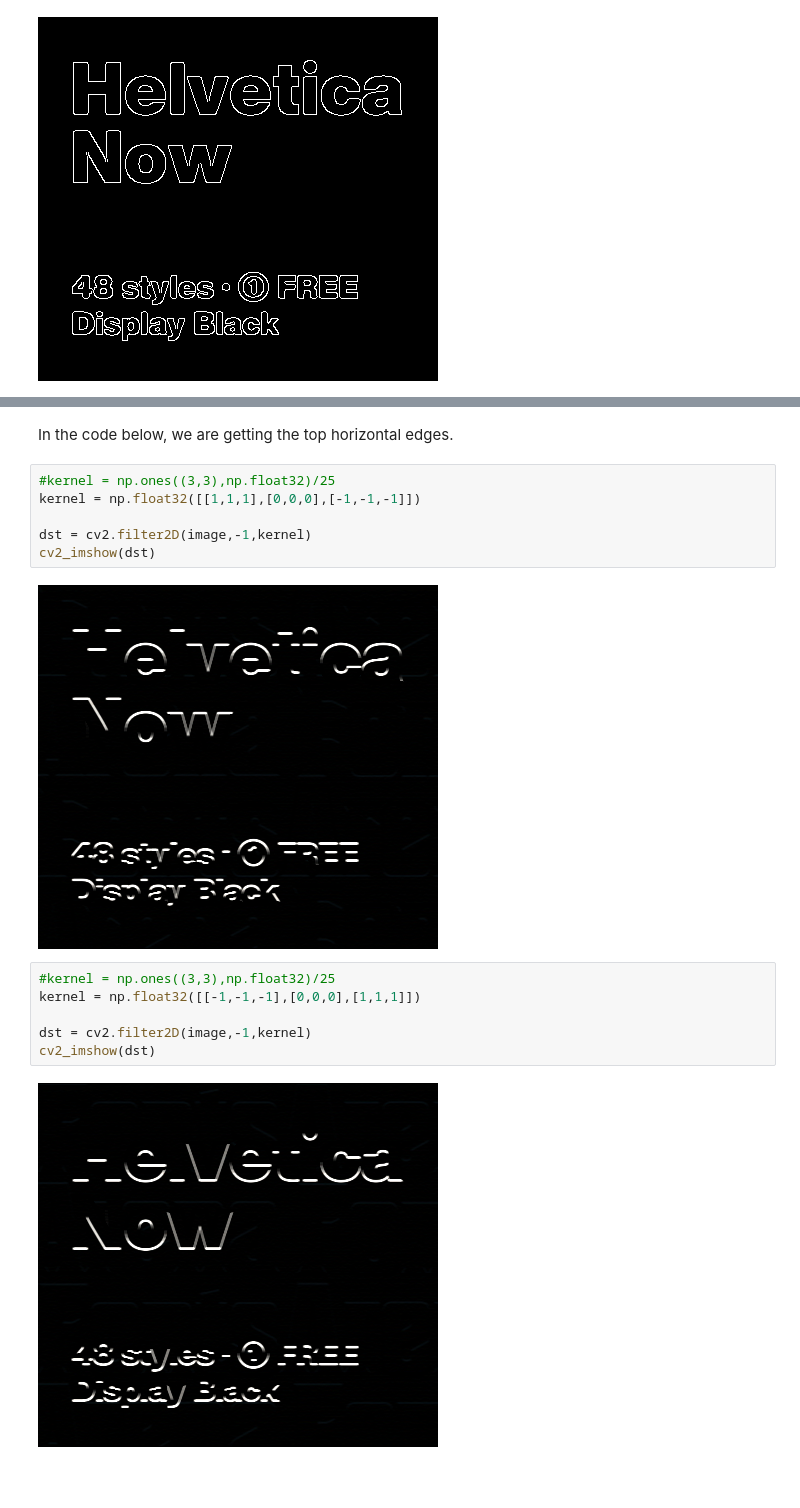
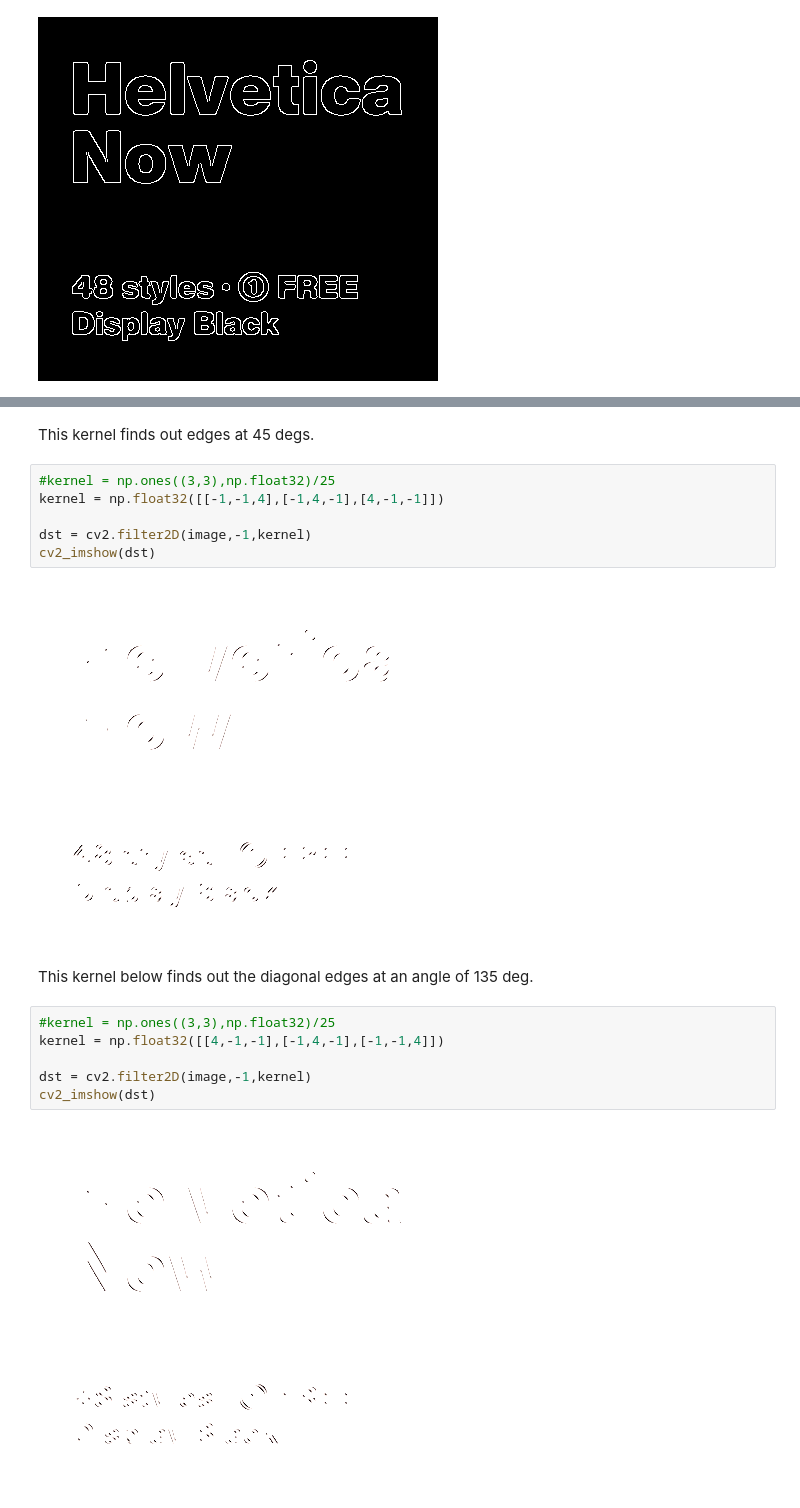
Before and after one commit to kaustubhharapanahalli/EVA-Assignment-Submission-Repo, a Jupyter notebook: EVA_S1_Assignment_1_Kaustubh.ipynb, the cells around one changed output, grey strips where cells are left out. Drawn from its saved outputs; the diff is of its cells as text; blank space fills up the shorter version.

```diff
--- a/EVA_S1_Assignment_1_Kaustubh.ipynb
+++ b/EVA_S1_Assignment_1_Kaustubh.ipynb
@@ -54,18 +64,20 @@ cv2_imshow(dst)
-# %% [markdown]
-In the code below, we are getting the top horizontal edges.
+# %% [markdown]
+This kernel finds out edges at 45 degs.
 # %%
 #kernel = np.ones((3,3),np.float32)/25
-kernel = np.float32([[1,1,1],[0,0,0],[-1,-1,-1]])
+kernel = np.float32([[-1,-1,4],[-1,4,-1],[4,-1,-1]])
 
 dst = cv2.filter2D(image,-1,kernel)
 cv2_imshow(dst)
 # %% [output]
-[figure, old version]
+[figure, new version]
+# %% [markdown]
+This kernel below finds out the diagonal edges at an angle of 135 deg.
 # %%
 #kernel = np.ones((3,3),np.float32)/25
-kernel = np.float32([[-1,-1,-1],[0,0,0],[1,1,1]])
+kernel = np.float32([[4,-1,-1],[-1,4,-1],[-1,-1,4]])
 
 dst = cv2.filter2D(image,-1,kernel)
 cv2_imshow(dst)
 # %% [output]
-[figure, old version]
+[figure, new version]
```
Also changed, not shown: parts of 9 cells of this notebook.
